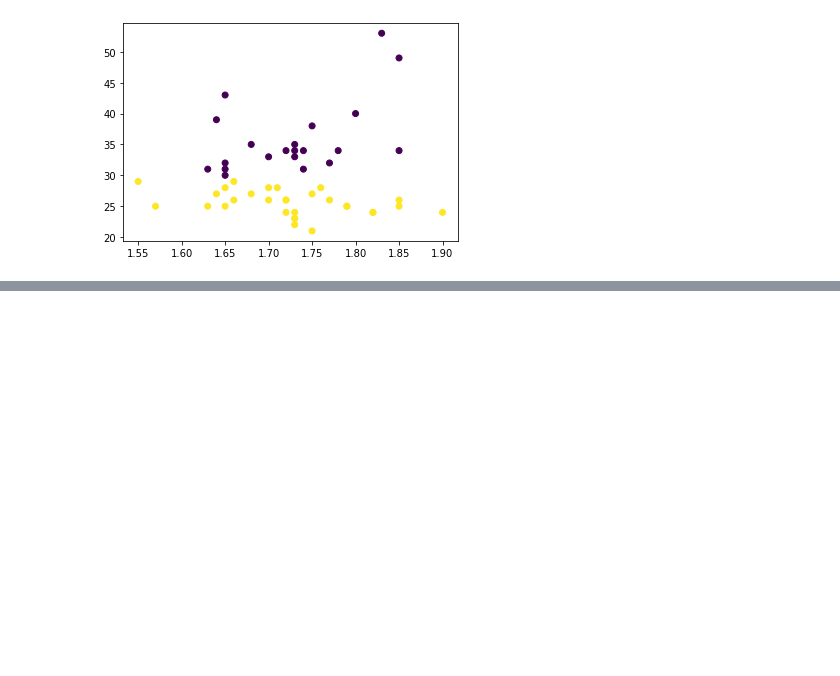
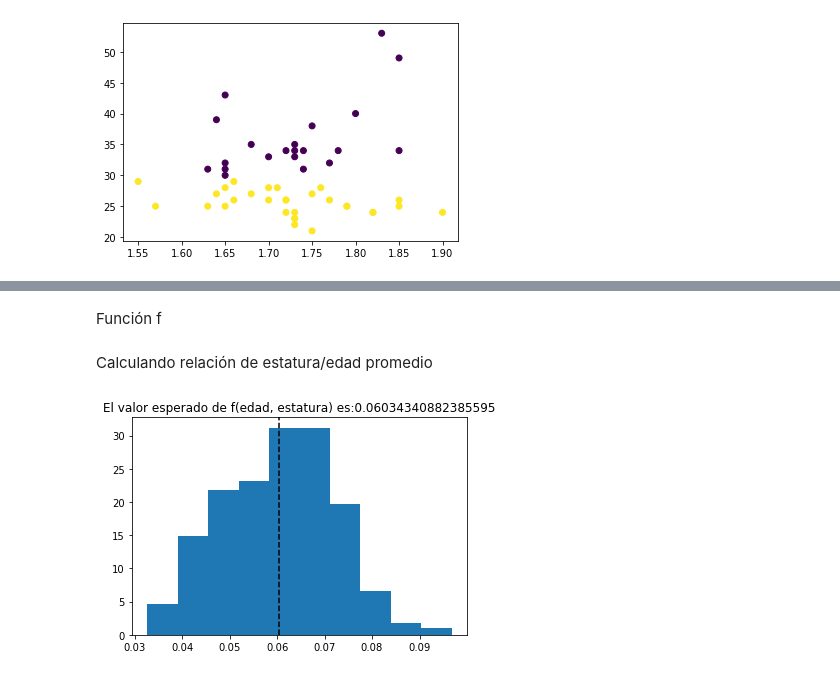
Before and after one commit to josedalvik/datascience_stlearning2_practica1, a Jupyter notebook: K-means y GMM.ipynb, the cells around one changed output, grey strips where cells are left out. Saved outputs shown, nothing was run; the diff lists cells and outputs as text; code cells hidden in the pictures; blank space fills up the shorter version.

```diff
--- a/K-means y GMM.ipynb
+++ b/K-means y GMM.ipynb
@@ -480,0 +615,8 @@ plt.scatter(normales_gmm5.altura, normales_gmm5.edad, alpha=1, c=normales_gmm5.c
+# %%
+muestra,cluster = model5.sample(1000)
+estimacion = pd.DataFrame({
+    'altura': (muestra[:,0]* altura_std) + altura_mean,
+    'edad': (muestra[:,1]* edad_std) + edad_mean,
+    'cluster': cluster
+})
+estimacion.head()
@@ -480,0 +630,17 @@ plt.scatter(normales_gmm5.altura, normales_gmm5.edad, alpha=1, c=normales_gmm5.c
+# %% [markdown]
+Función f
+# %%
+def f(edad, estatura):
+  return estatura/edad
+# %% [markdown]
+Calculando relación de estatura/edad promedio
+# %%
+muestra_f = f(estimacion.edad, estimacion.altura)
+valor_esperado_f = np.mean(muestra_f)
+plt.hist(muestra_f, density=True)
+plt.axvline(valor_esperado_f, color="k",linestyle="--")
+plt.title("El valor esperado de f(edad, estatura) es:{}".format(valor_esperado_f))
+
+plt.show()
+# %% [output]
+[figure, added]
```
Also changed, not shown: parts of 27 cells of this notebook.
